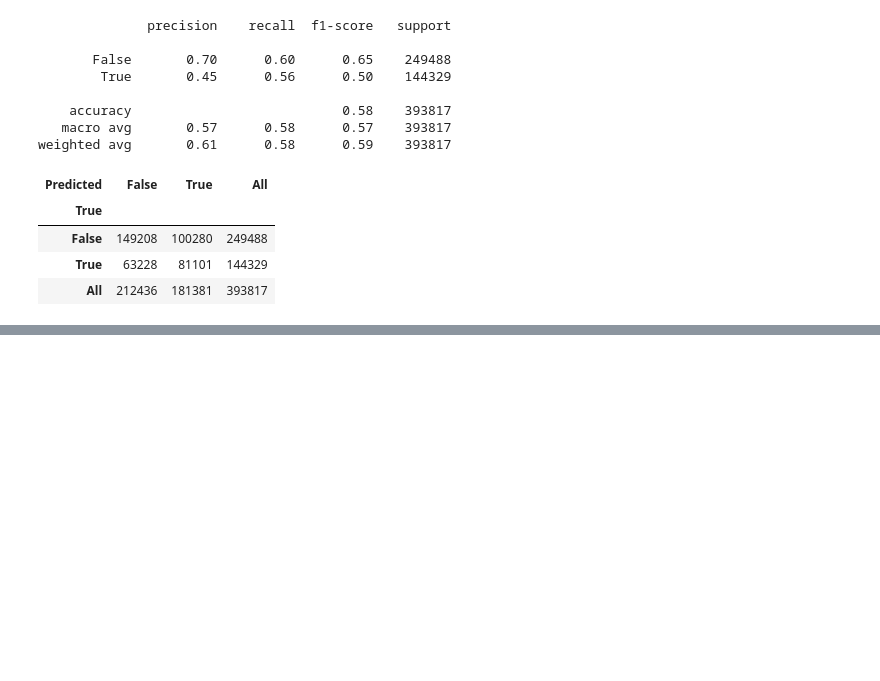
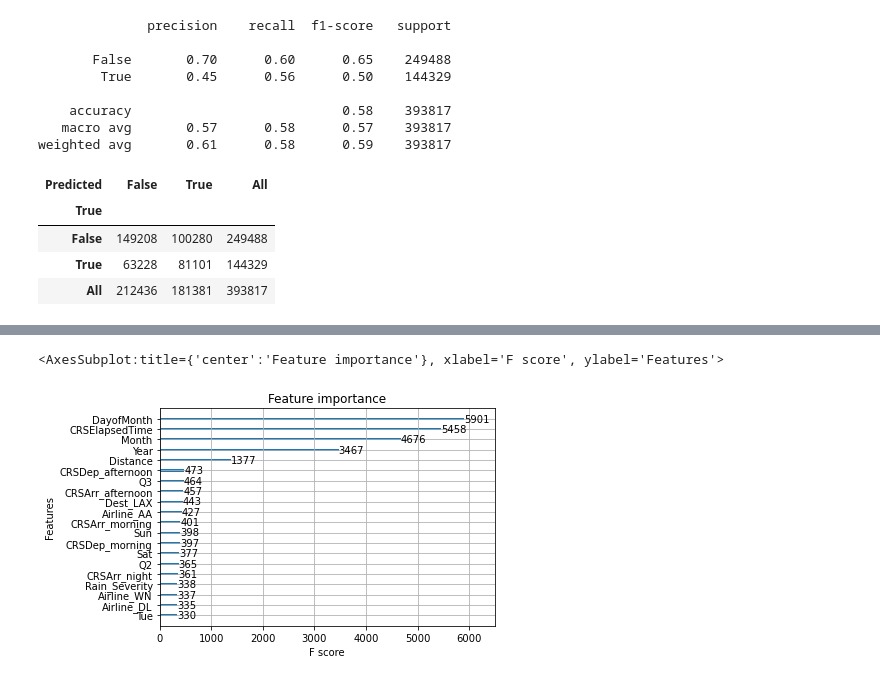
Before and after one commit to PPPSDavid/ORIE-4741-Project, a Jupyter notebook: Classification Model 10_with_10.ipynb, the cells around one changed output, grey strips where cells are left out. Drawn from its saved outputs; the diff is of its cells as text; code cells hidden in the pictures; blank space fills up the shorter version.

```diff
--- a/Classification Model 10_with_10.ipynb
+++ b/Classification Model 10_with_10.ipynb
@@ -320,0 +432,10 @@ pd.crosstab(y_test.values.ravel(), pred, rownames=['True'], colnames=['Predicted
+# %%
+learning_rate = 0.1
+max_depth = 8
+min_child_weight = 10
+subsample = 0.5
+n_estimators = 200
+
+xg_boosting = XGBClassifier(learning_rate = learning_rate, max_depth = max_depth, min_child_weight=min_child_weight, subsample= subsample, n_estimators = n_estimators)
+# %%
+xg_boosting.fit(X_train, y_train)
@@ -320,0 +452,5 @@ pd.crosstab(y_test.values.ravel(), pred, rownames=['True'], colnames=['Predicted
+# %%
+plot_importance(xg_boosting,max_num_features = 20)
+# %% [output]
+<AxesSubplot:title={'center':'Feature importance'}, xlabel='F score', ylabel='Features'>
+[figure, added]
```
Also changed, not shown: parts of 18 cells of this notebook.
